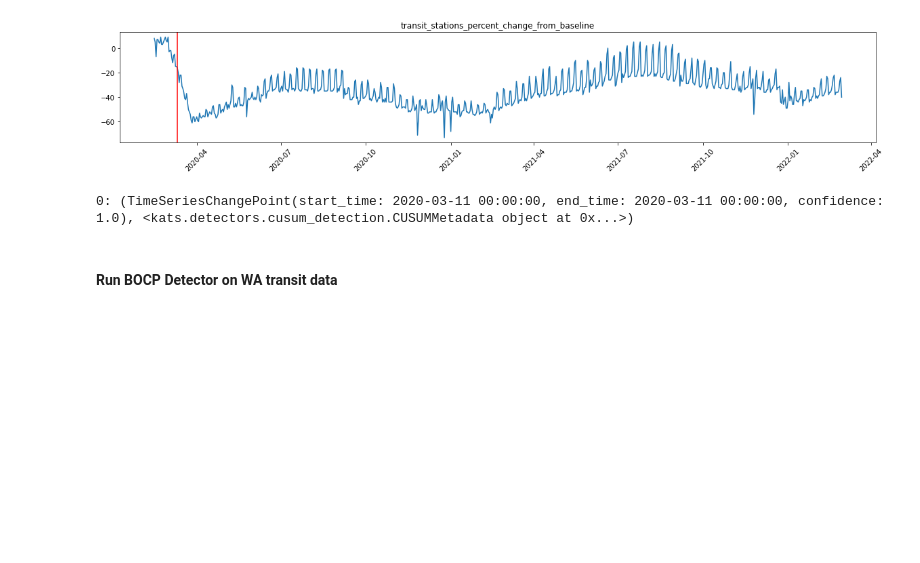
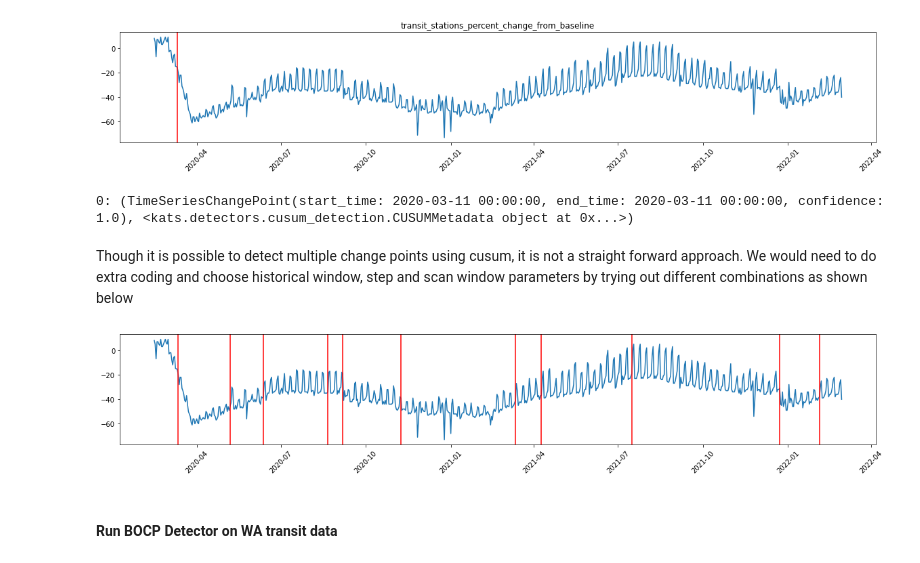
Before and after one commit to sharmeelee/Changepoint-Detection-Capstone, a Jupyter notebook: Final Drafts/FinalDraft2.ipynb, the cells around one changed output. Saved outputs shown, nothing was run; the diff lists cells and outputs as text; code cells hidden in the pictures; blank space fills up the shorter version.

```diff
--- a/Final Drafts/FinalDraft2.ipynb
+++ b/Final Drafts/FinalDraft2.ipynb
@@ -466,6 +470,29 @@ for i in range(0,len(change_points)):
 # %% [output]
 [figure]
 0: (TimeSeriesChangePoint(start_time: 2020-03-11 00:00:00, end_time: 2020-03-11 00:00:00, confidence: 1.0), <kats.detectors.cusum_detection.CUSUMMetadata object at 0x...>)
+# %% [markdown]
+Though it is possible to detect multiple change points using cusum, it is not a straight forward approach. We would need to do extra coding and choose historical window, step and scan window parameters by trying out different combinations as shown below
+# %%
+multi_cp_ts=tsd
+historical_window = 15
+scan_window = 25
+step = 30
+changepoints = []
+n = len(multi_cp_ts)
+for end_idx in range(historical_window + scan_window, n, step):
+    start_idx = end_idx - (historical_window + scan_window)
+    tsd = multi_cp_ts[start_idx : end_idx]
+    changepoints += CUSUMDetector(tsd).detector(interest_window=[historical_window, historical_window + scan_window],threshold=0.5)
+
+# plot the results
+detector = CUSUMDetector(multi_cp_ts) # we are not really using this detector
+detector.detector() # this call to detector is not being used for anything
+
+plt.xticks(rotation=45)
+detector.plot(changepoints)
+plt.show()
+# %% [output]
+[figure, added]
 # %% [markdown]
 #### Run BOCP Detector on WA transit data
 # %%
```
Also changed, not shown: parts of 6 cells of this notebook.
